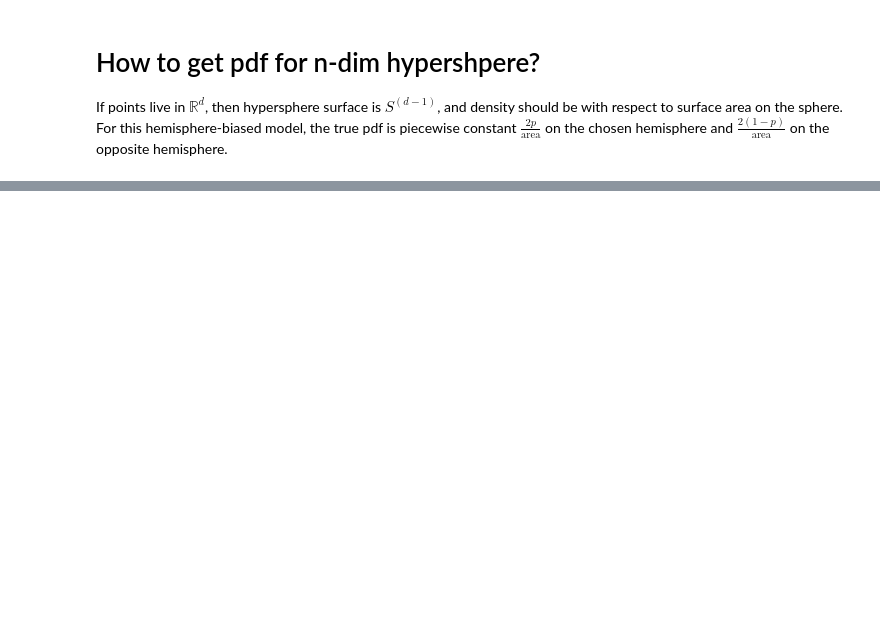
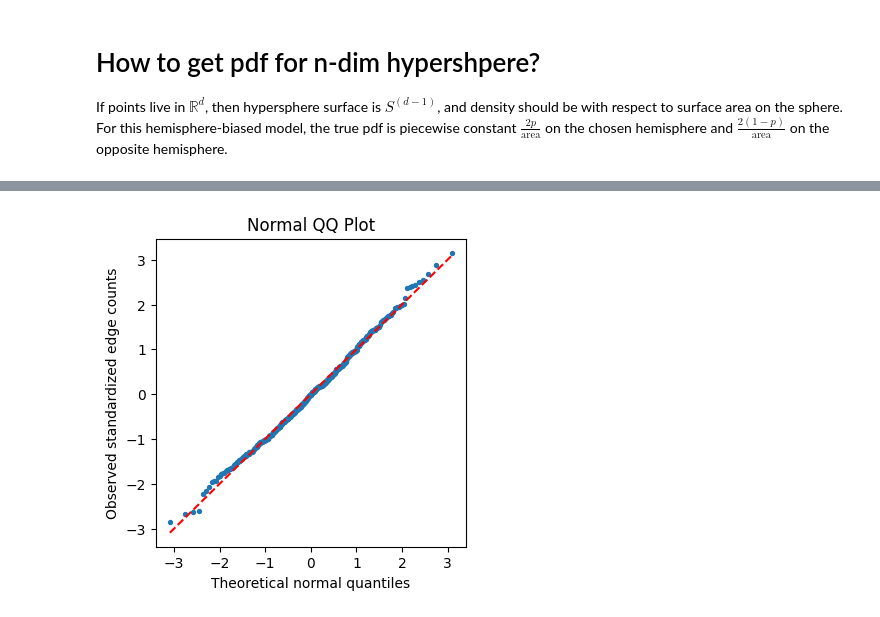
Before and after one commit to JosephMatatyaou/STA199REU, a Jupyter notebook: SQ26/Week2/SphereEdgeCount_KDE.ipynb, the cells around one changed output, grey strips where cells are left out. Cells and saved outputs as stored; diff of their text form; code cells hidden in the pictures; blank space fills up the shorter version.

```diff
--- a/SQ26/Week2/SphereEdgeCount_KDE.ipynb
+++ b/SQ26/Week2/SphereEdgeCount_KDE.ipynb
@@ -239,7 +233,7 @@ def weighted_distance_matrix_pdf(
 
     f = hemisphere_biased_hypersphere_pdf(
         X,
-        frac_on_side=p,
+        p=p,
         r=r,
         center=center,
         direction=direction,
@@ -300,0 +521,92 @@ PDF adjusted edge count for sphere above (t = 1): 397.
+# %%
+from statistics import NormalDist
+
+
+counts = edge_count_sim(
+    n_points=500,
+    t=t,
+    n_resamples=500,
+    d=3,
+    p=0.8,
+    direction=[1, 0, 0],
+    seed=42,
+    )
+
+mu = counts.mean()
+
+sd = counts.std(ddof=1)
+
+
+z = np.sort((counts - mu) / sd)
+
+p_vals = (np.arange(1, len(z) + 1) - 0.5) / len(z)
+q = np.array([NormalDist().inv_cdf(pi) for pi in p_vals])
+
+fig = plt.figure(figsize=(4, 4))
+plt.scatter(q, z, s=8)
+plt.plot([q.min(), q.max()], [q.min(), q.max()], "r--")
+plt.xlabel("Theoretical normal quantiles")
+plt.ylabel("Observed standardized edge counts")
+plt.title("Normal QQ Plot")
+plt.show()
+
+counts2 = edge_count_sim_kde(
+    n_points=500,
+    t=1,
+    n_resamples=500,
+    d=3,
+    p=0.8,
+    h=0.15,
+    direction=[1, 0, 0],
+    sym_rule="mean",
+    seed=234,
+)
+
+mu2 = counts2.mean()
+
+sd2 = counts2.std(ddof=1)
+
+
+z2 = np.sort((counts2 - mu2) / sd2)
+
+p_vals2 = (np.arange(1, len(z) + 1) - 0.5) / len(z2)
+q2= np.array([NormalDist().inv_cdf(pi) for pi in p_vals2])
+
+fig2 = plt.figure(figsize=(4, 4))
+plt.scatter(q2, z2, s=8)
+plt.plot([q2.min(), q2.max()], [q2.min(), q2.max()], "r--")
+plt.xlabel("Theoretical normal quantiles")
+plt.ylabel("Observed standardized edge counts")
+plt.title("Normal QQ Plot (KDE)")
+plt.show()
+
+counts3 = edge_count_sim_pdf(
+    n_points=n_points,
+    t=1,
+    n_resamples=n_resamples,
+    d=3,
+    p=0.8,
+    direction=[1, 0, 0],
+    sym_rule="mean",
+    seed=234,
+)
+
+mu3 = counts3.mean()
+
+sd3 = counts3.std(ddof=1)
+
+
+z3 = np.sort((counts3 - mu3) / sd3)
+
+p_vals3 = (np.arange(1, len(z) + 1) - 0.5) / len(z3)
+q3= np.array([NormalDist().inv_cdf(pi) for pi in p_vals3])
+
+fig3 = plt.figure(figsize=(4, 4))
+plt.scatter(q3, z3, s=8)
+plt.plot([q3.min(), q3.max()], [q3.min(), q3.max()], "r--")
+plt.xlabel("Theoretical normal quantiles")
+plt.ylabel("Observed standardized edge counts")
+plt.title("Normal QQ Plot (PDF)")
+plt.show()
+# %% [output]
+[figure, added]
```
Also changed, not shown: parts of 7 cells of this notebook.
